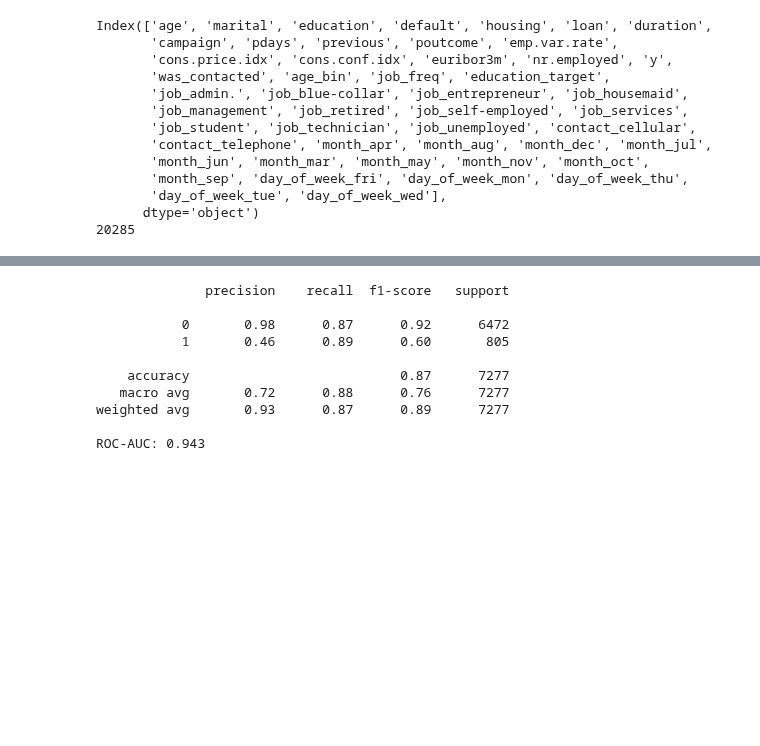
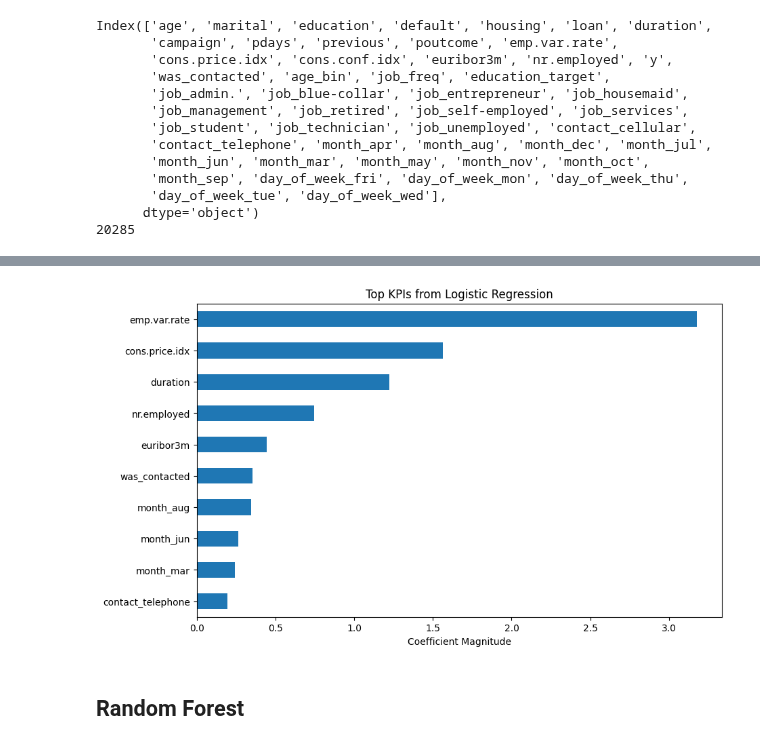
Before and after one commit to SpikyCherry/DSA3101_group9, a Jupyter notebook: A4_KPI_Analysis.ipynb, the cells around one changed output, grey strips where cells are left out. Drawn from its saved outputs; the diff is of its cells as text; code cells hidden in the pictures; blank space fills up the shorter version.

```diff
--- a/A4_KPI_Analysis.ipynb
+++ b/A4_KPI_Analysis.ipynb
@@ -217,14 +222,30 @@ scaler = StandardScaler()
 X_train = scaler.fit_transform(X_train)
 X_test = scaler.transform(X_test)
 
-# Train Model
-log_reg = LogisticRegression()
-log_reg.fit(X_train, y_train)
+param_dist = {
+    'C': loguniform(0.001, 100),
+    'penalty': ['l1', 'l2'],
+    'solver': ['liblinear']
+}
+
+# Randomized search
+random_search = RandomizedSearchCV(LogisticRegression(), param_distributions=param_dist, n_iter=20, cv=5, scoring='accuracy', n_jobs=-1, random_state=42)
+random_search.fit(X_train, y_train)
+
+# Best model
+print("Best Parameters:", random_search.best_params_)
+best_model = random_search.best_estimator_
+
+# Train Best Model on Full Training Data
+best_model.fit(X_train, y_train)
 
 # Predict
-y_pred = log_reg.predict(X_test)
+y_pred = best_model.predict(X_test)
 
 # Evaluate
-print("Accuracy:", accuracy_score(y_test, y_pred))
-print(classification_report(y_test, y_pred))
+print("Test Accuracy:", accuracy_score(y_test, y_pred))
+print("Classification Report:\n", classification_report(y_test, y_pred))
+
+scores = cross_val_score(best_model, X_train, y_train, cv=5, scoring='accuracy')
+print("Cross-Validation Accuracy:", scores.mean())
 # %% [output]
@@ -240,31 +265,17 @@ weighted avg       0.90      0.91      0.90      7277
-# %%
-# Initialize with class weighting
-rf = RandomForestClassifier(
-    n_estimators=200,          # More trees = better performance (but slower)
-    class_weight='balanced',   # Adjusts for imbalanced classes
-    max_depth=10,              # Prevents overfitting
-    random_state=42,
-    n_jobs=-1                  # Uses all CPU cores
-)
-
-# Train
-rf.fit(X_train, y_train)
-
-# Predictions
-y_pred = rf.predict(X_test)
-y_proba = rf.predict_proba(X_test)[:, 1]  # Probabilities for ROC-AUC
-
-# Metrics
-print(classification_report(y_test, y_pred))
-print(f"ROC-AUC: {roc_auc_score(y_test, y_proba):.3f}")
-# %% [output]
-              precision    recall  f1-score   support
-
-           0       0.98      0.87      0.92      6472
-           1       0.46      0.89      0.60       805
-
-    accuracy                           0.87      7277
-   macro avg       0.72      0.88      0.76      7277
-weighted avg       0.93      0.87      0.89      7277
-
-ROC-AUC: 0.943
+# %%
+feature_importance = pd.Series(best_model.coef_[0], index=X.columns)
+
+# Sort by importance
+top_kpis = feature_importance.abs().sort_values(ascending=False).head(10)  # Top 10 most impactful features
+
+# Plot top features
+import matplotlib.pyplot as plt
+plt.figure(figsize=(10, 6))
+top_kpis.sort_values(ascending=True).plot(kind='barh')
+plt.title("Top KPIs from Logistic Regression")
+plt.xlabel("Coefficient Magnitude")
+plt.show()
+# %% [output]
+[figure, added]
+# %% [markdown]
+## Random Forest
```
Also changed, not shown: parts of 5 cells of this notebook.
